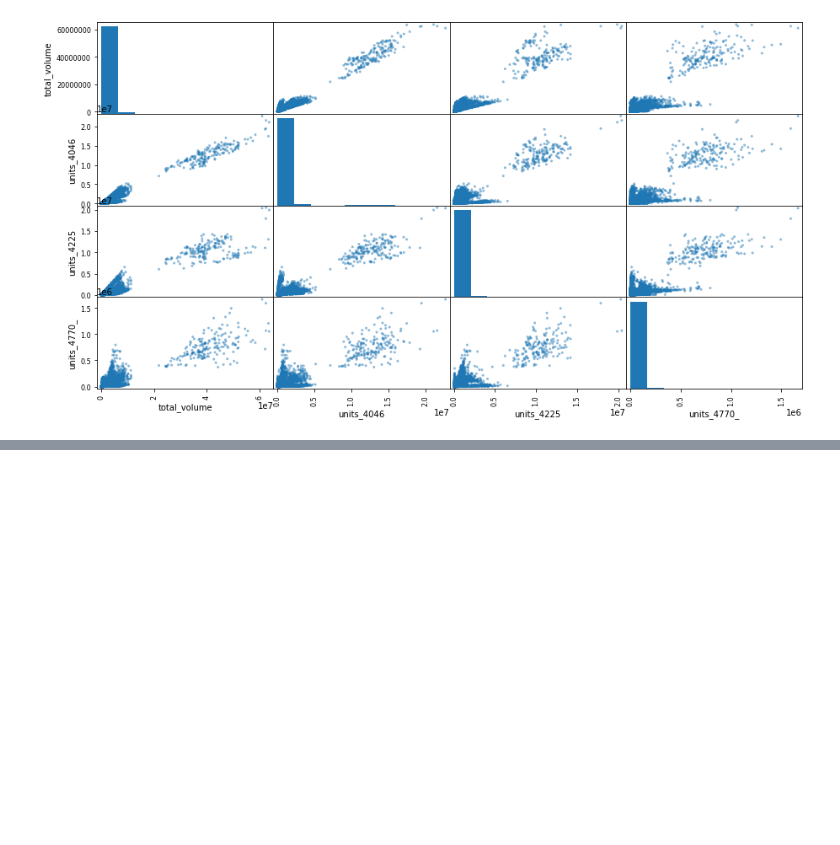
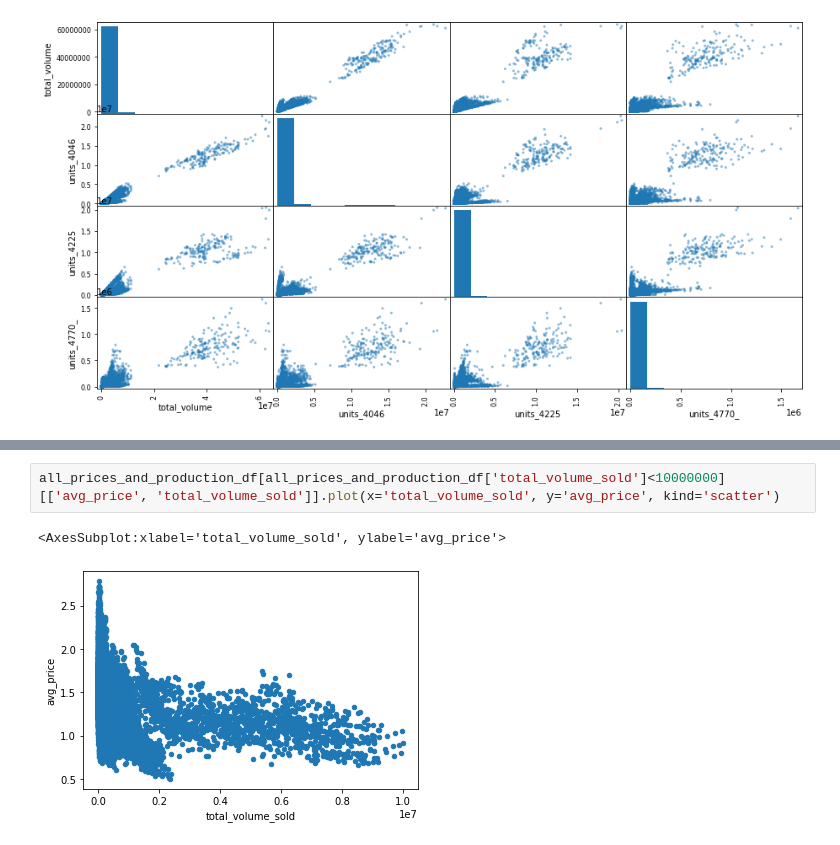
Before and after one commit to davidmcbee/Health_and_Avocados, a Jupyter notebook: 04_EDA_and_statistics.ipynb, the cells around one changed output, grey strips where cells are left out. Drawn from its saved outputs; the diff is of its cells as text; blank space fills up the shorter version.

```diff
--- a/04_EDA_and_statistics.ipynb
+++ b/04_EDA_and_statistics.ipynb
@@ -198,0 +217,5 @@ pd.plotting.scatter_matrix(all_prices_and_production_df.iloc[:,4:8], figsize=(15
+# %%
+all_prices_and_production_df[all_prices_and_production_df['total_volume_sold']<10000000][['avg_price', 'total_volume_sold']].plot(x='total_volume_sold', y='avg_price', kind='scatter')
+# %% [output]
+<AxesSubplot:xlabel='total_volume_sold', ylabel='avg_price'>
+[figure, added]
```
Also changed, not shown: parts of 19 cells of this notebook, 2 other files.
